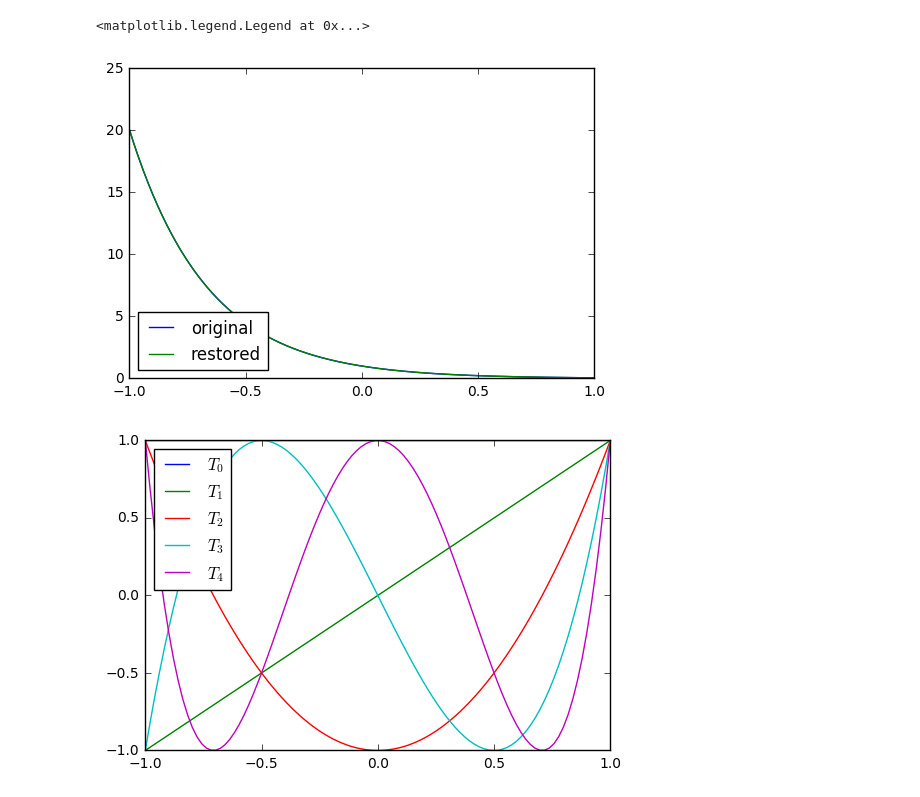
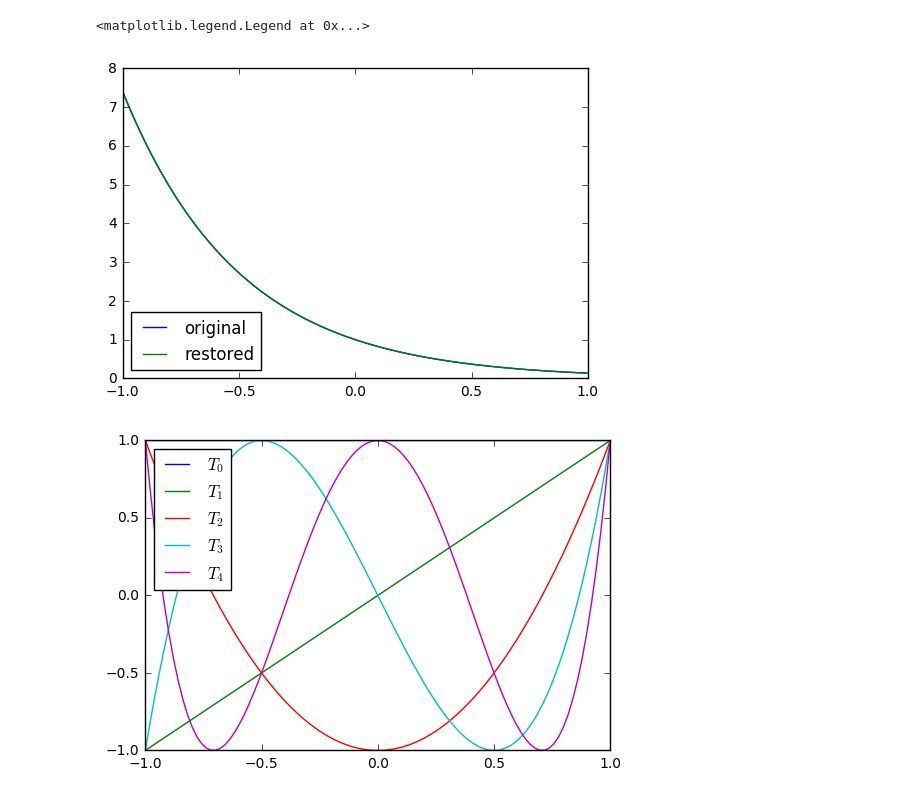
Before and after one commit to glkarpov/wmaxvol, a Jupyter notebook: Cheb.ipynb, the cells around one changed output. Drawn from its saved outputs; the diff is of its cells as text; code cells hidden in the pictures.

```diff
--- a/Cheb.ipynb
+++ b/Cheb.ipynb
@@ -19,16 +19,7 @@ y_tl = np.zeros(n, dtype=float)
 x = np.linspace(-1, 1, n)
 
 # function
-y = (np.exp(-3 * x))
-
-
-def inner(n1, n2):
-    i = 0
-    summ = 0.0
-    while i <= 600:
-        summ = summ + T_n(n1, x[i]) * T_n(n2, x[i])
-        i = i + 1
-    return summ
+y = (np.exp(-2 * x))
 
 
 i = 0
@@ -36,34 +27,34 @@ i = 0
 while i < m:
     point = i*60
     x_t[i] = x[point]
     y_t[i] = y[point]
     j = 0
     while j < m:
         T_t[i][j] = T.basis(j)(x_t[i])
         j = j + 1
     i = i + 1
 
 
 C = np.linalg.solve(T_t, y_t)
 #print ('Coefficients=', C)
 
 i = 0
 while i < n:
     j = 0
     summ = 0.0
     while j < m:
         summ = summ + C[j]*T.basis(j)(x[i])
         j = j + 1
     y_tl[i] = summ
     i = i + 1
 
 plt.plot(x, y)
 plt.plot(x, y_tl)
 plt.legend(['original', 'restored'], loc='lower left')
 #plt.show()
 # %% [output]
 <matplotlib.legend.Legend at 0x...>
-[figure, old version]
+[figure, new version]
 # %%
 import numpy
 import matplotlib.pyplot as plt
```
